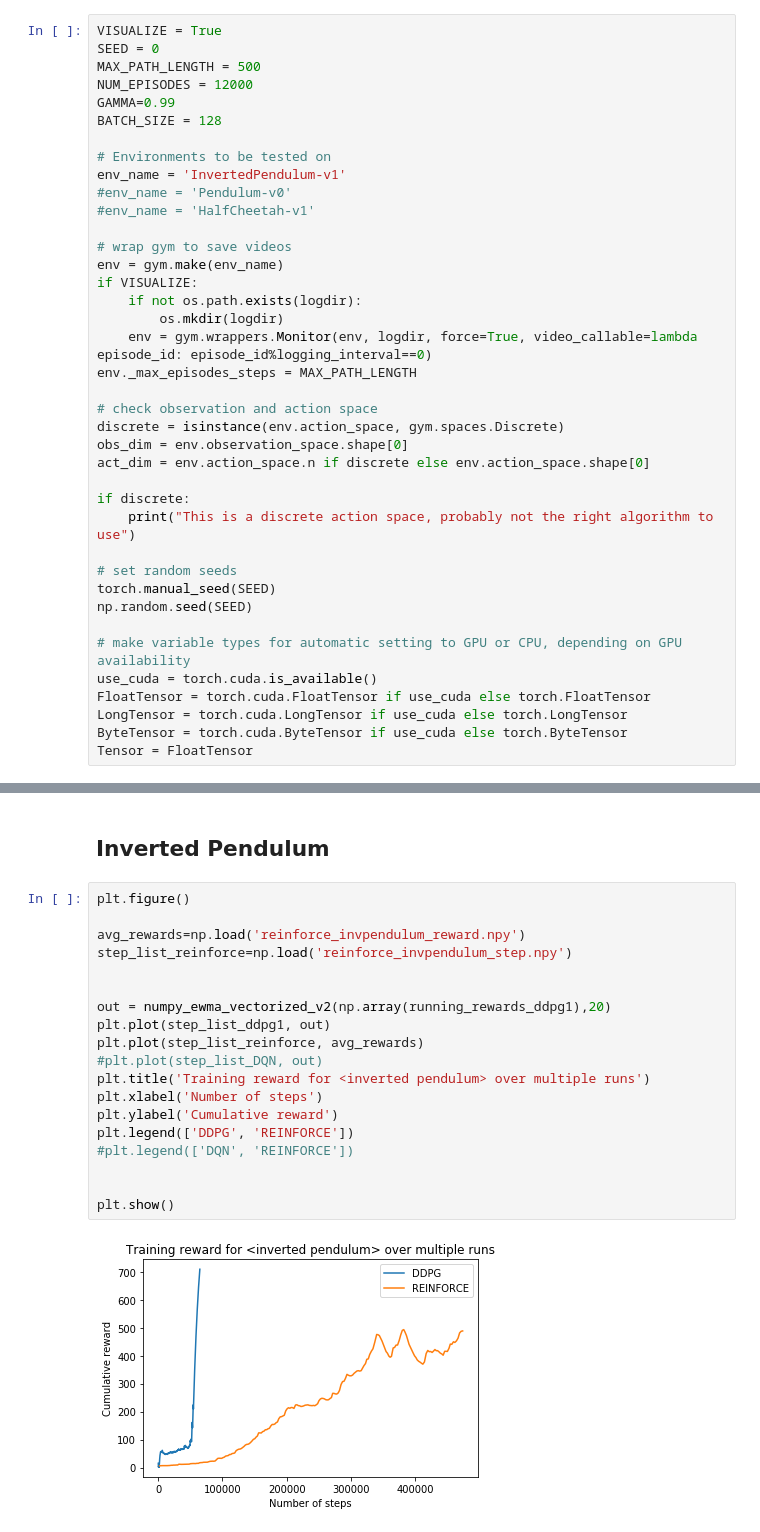
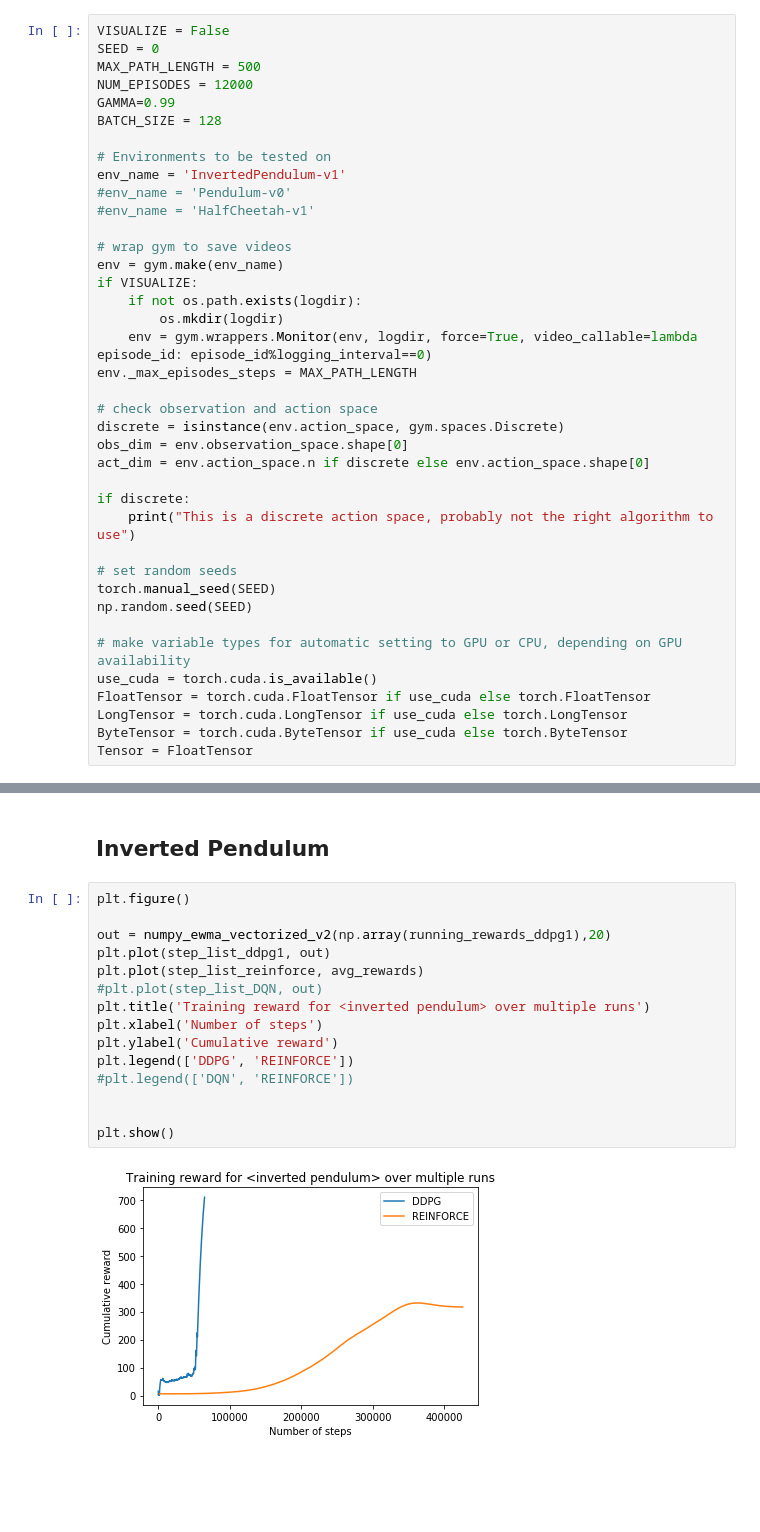
Before and after one commit to l5shi/Reinforcement-Learning-DDPG, a Jupyter notebook: Assignment 3 - Policy Gradient (DDPG and REINFORCE).ipynb, the cells around one changed output, grey strips where cells are left out. Drawn from its saved outputs; the diff is of its cells as text; blank space fills up the shorter version.

```diff
--- a/Assignment 3 - Policy Gradient (DDPG and REINFORCE).ipynb
+++ b/Assignment 3 - Policy Gradient (DDPG and REINFORCE).ipynb
@@ -55,7 +55,7 @@ The code below does the following for you:
 - Record action and observation space dimensions
 - Fix random seed for determinisitic training
 # %%
-VISUALIZE = True
+VISUALIZE = False
 SEED = 0
 MAX_PATH_LENGTH = 500
 NUM_EPISODES = 12000
@@ -1249,22 +1165,18 @@ plt.show()
 ## Inverted Pendulum
 # %%
 plt.figure()
-
-avg_rewards=np.load('reinforce_invpendulum_reward.npy')
-step_list_reinforce=np.load('reinforce_invpendulum_step.npy')
-
 
 out = numpy_ewma_vectorized_v2(np.array(running_rewards_ddpg1),20)
 plt.plot(step_list_ddpg1, out)
 plt.plot(step_list_reinforce, avg_rewards)
 #plt.plot(step_list_DQN, out)
 plt.title('Training reward for <inverted pendulum> over multiple runs')
 plt.xlabel('Number of steps')
 plt.ylabel('Cumulative reward')
 plt.legend(['DDPG', 'REINFORCE'])
 #plt.legend(['DQN', 'REINFORCE'])
 
 
 plt.show()
 # %% [output]
-[figure, old version]
+[figure, new version]
```
Also changed, not shown: parts of 9 cells of this notebook.
